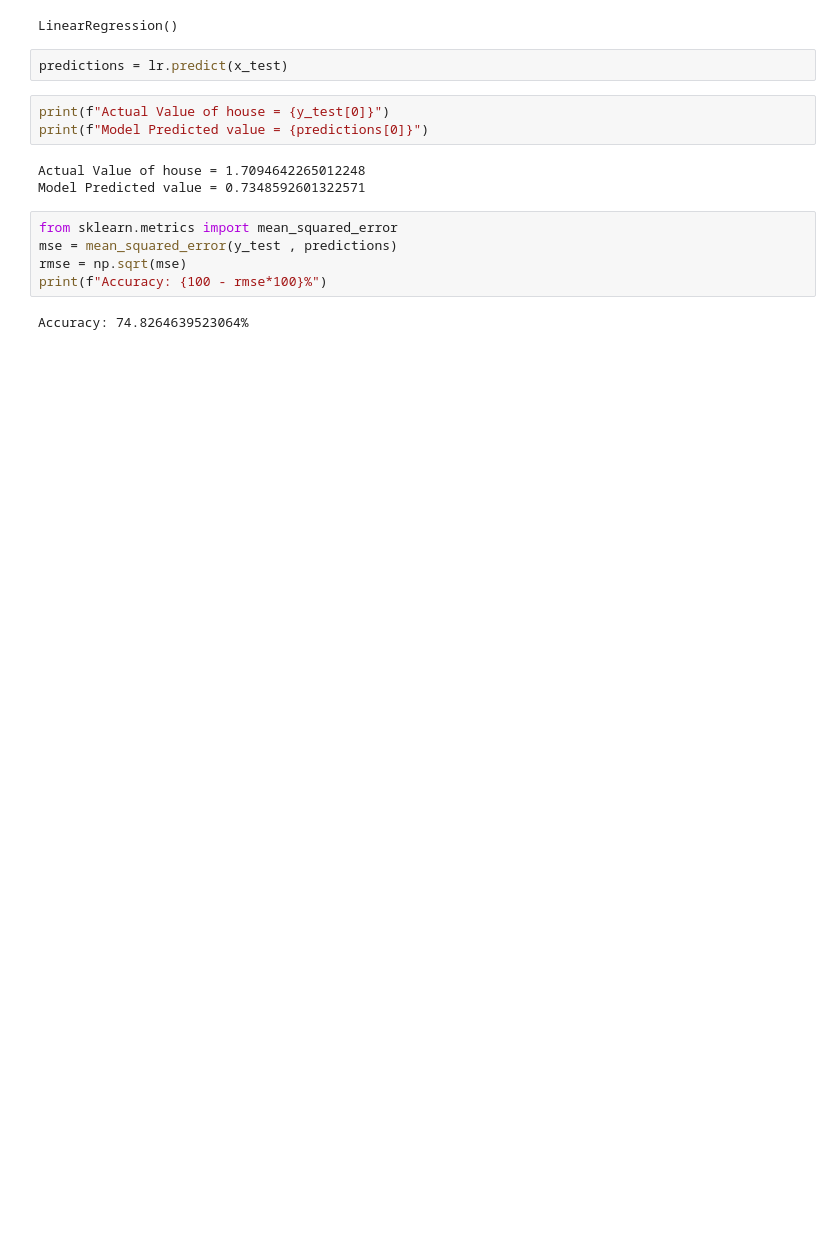
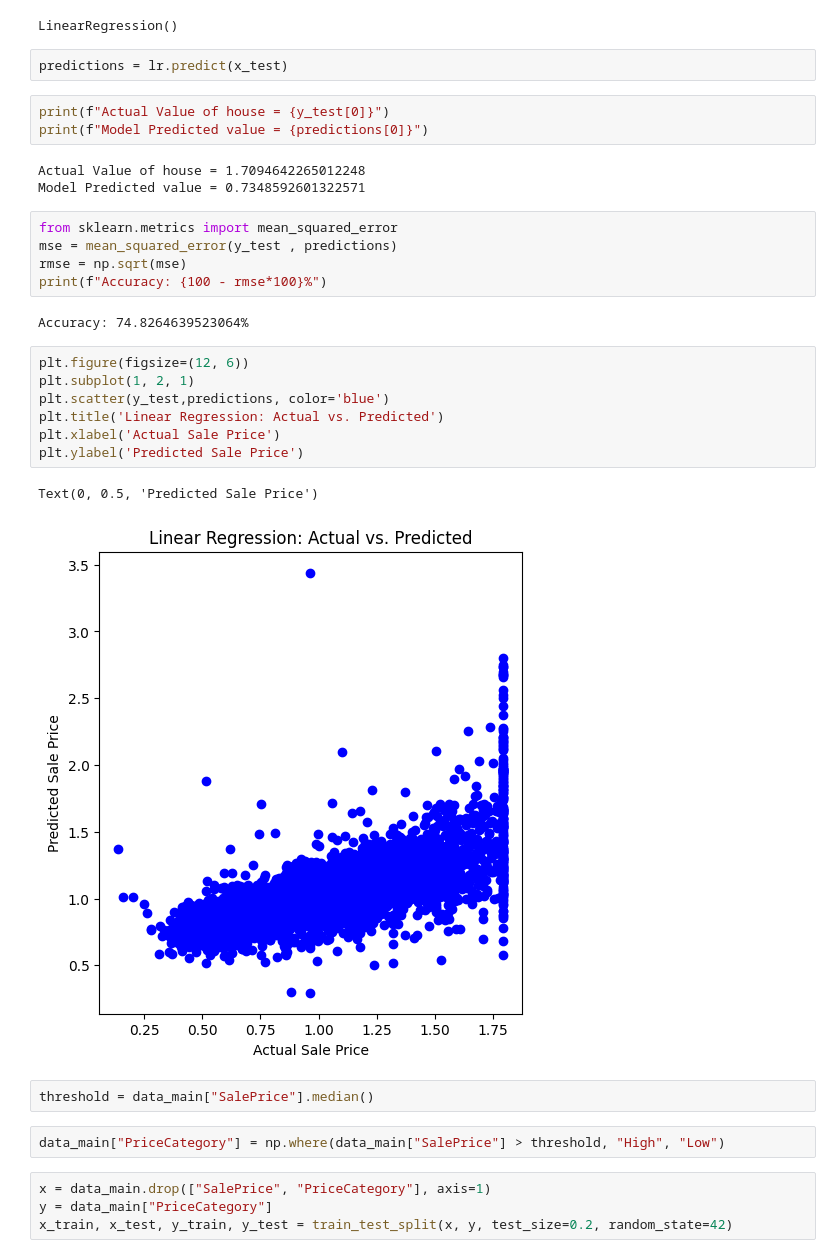
Before and after one commit to vedanshsood/California-House-Price-Prediction, a Jupyter notebook: House Price Predictor/HousePricePrediction.ipynb, the cells around one changed output. Cells and saved outputs as stored; diff of their text form; blank space fills up the shorter version.

```diff
--- a/House Price Predictor/HousePricePrediction.ipynb
+++ b/House Price Predictor/HousePricePrediction.ipynb
@@ -244,3 +244,21 @@ rmse = np.sqrt(mse)
 print(f"Accuracy: {100 - rmse*100}%")
 # %% [output]
 Accuracy: 74.8264639523064%
+# %%
+plt.figure(figsize=(12, 6))
+plt.subplot(1, 2, 1)
+plt.scatter(y_test,predictions, color='blue')
+plt.title('Linear Regression: Actual vs. Predicted')
+plt.xlabel('Actual Sale Price')
+plt.ylabel('Predicted Sale Price')
+# %% [output]
+Text(0, 0.5, 'Predicted Sale Price')
+[figure, added]
+# %%
+threshold = data_main["SalePrice"].median()
+# %%
+data_main["PriceCategory"] = np.where(data_main["SalePrice"] > threshold, "High", "Low")
+# %%
+x = data_main.drop(["SalePrice", "PriceCategory"], axis=1)
+y = data_main["PriceCategory"]
+x_train, x_test, y_train, y_test = train_test_split(x, y, test_size=0.2, random_state=42)
```
Also changed, not shown: parts of 4 cells of this notebook.
